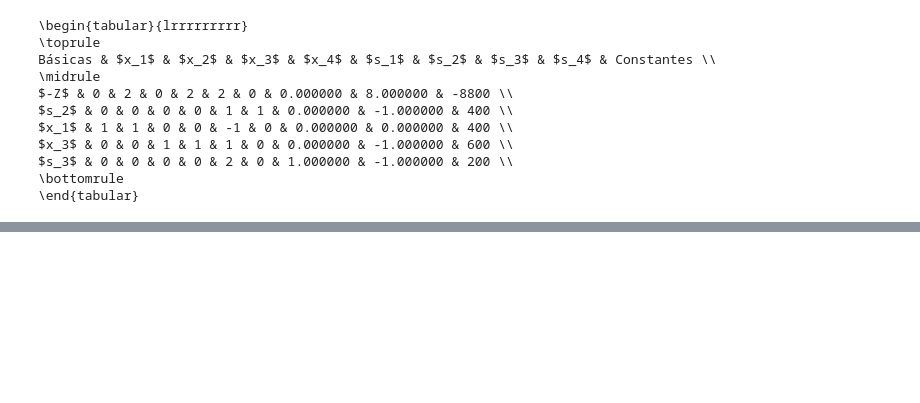
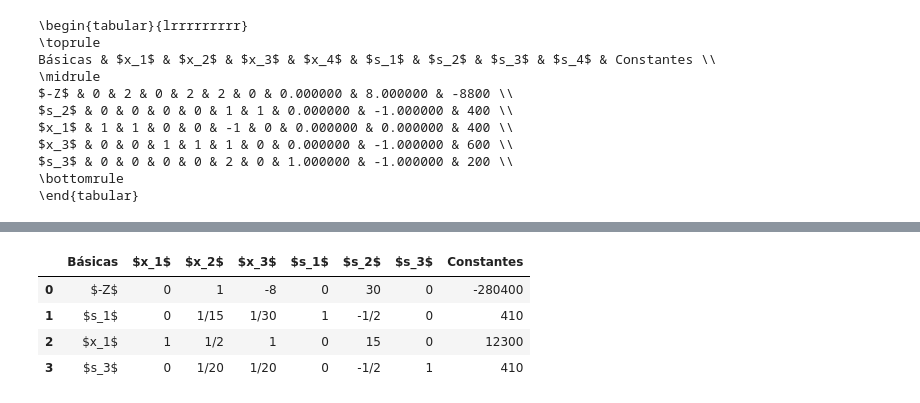
Before and after one commit to henriquempimenta/ProgLin, a Jupyter notebook: pgfs/main.ipynb, the cells around one changed output, grey strips where cells are left out. Drawn from its saved outputs; the diff is of its cells as text; code cells hidden in the pictures; blank space fills up the shorter version.

```diff
--- a/pgfs/main.ipynb
+++ b/pgfs/main.ipynb
@@ -458,0 +494,19 @@ $s_3$ & 0 & 0 & 0 & 0 & 2 & 0 & 1.000000 & -1.000000 & 200 \\
+# %%
+# Coluna 1 é coluna pivô
+# Linha 2 é linha pivô
+tabela1 = tabela0.copy()
+tabela1.iloc[2, 1:] /= tabela1.iloc[2, 1]
+tabela1.iloc[0, 1:] -= tabela1.iloc[0, 1] * tabela1.iloc[2, 1:]
+tabela1.iloc[1, 1:] -= tabela1.iloc[1, 1] * tabela1.iloc[2, 1:]
+#tabela1.iloc[2, 1:] -= tabela1.iloc[2, 1] * tabela1.iloc[2, 1:]
+tabela1.iloc[3, 1:] -= tabela1.iloc[3, 1] * tabela1.iloc[2, 1:]
+
+tabela1.iloc[2, 0] = "$x_1$"
+
+tabela1
+# %% [output]
+|  | Básicas | $x_1$ | $x_2$ | $x_3$ | $s_1$ | $s_2$ | $s_3$ | Constantes |
+| 0 | $-Z$ | 0 | 1 | -8 | 0 | 30 | 0 | -280400 |
+| 1 | $s_1$ | 0 | 1/15 | 1/30 | 1 | -1/2 | 0 | 410 |
+| 2 | $x_1$ | 1 | 1/2 | 1 | 0 | 15 | 0 | 12300 |
+| 3 | $s_3$ | 0 | 1/20 | 1/20 | 0 | -1/2 | 1 | 410 |
```
Also changed, not shown: parts of 7 cells of this notebook, 1 other file.
